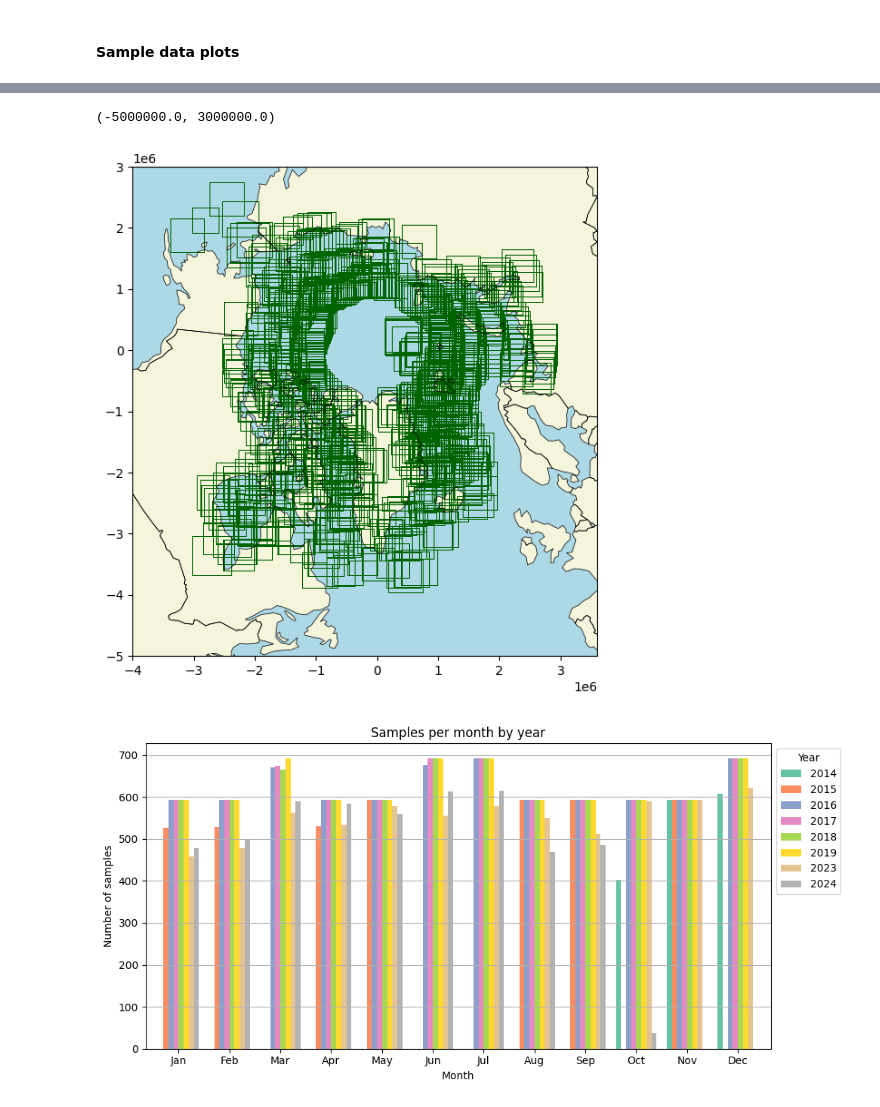
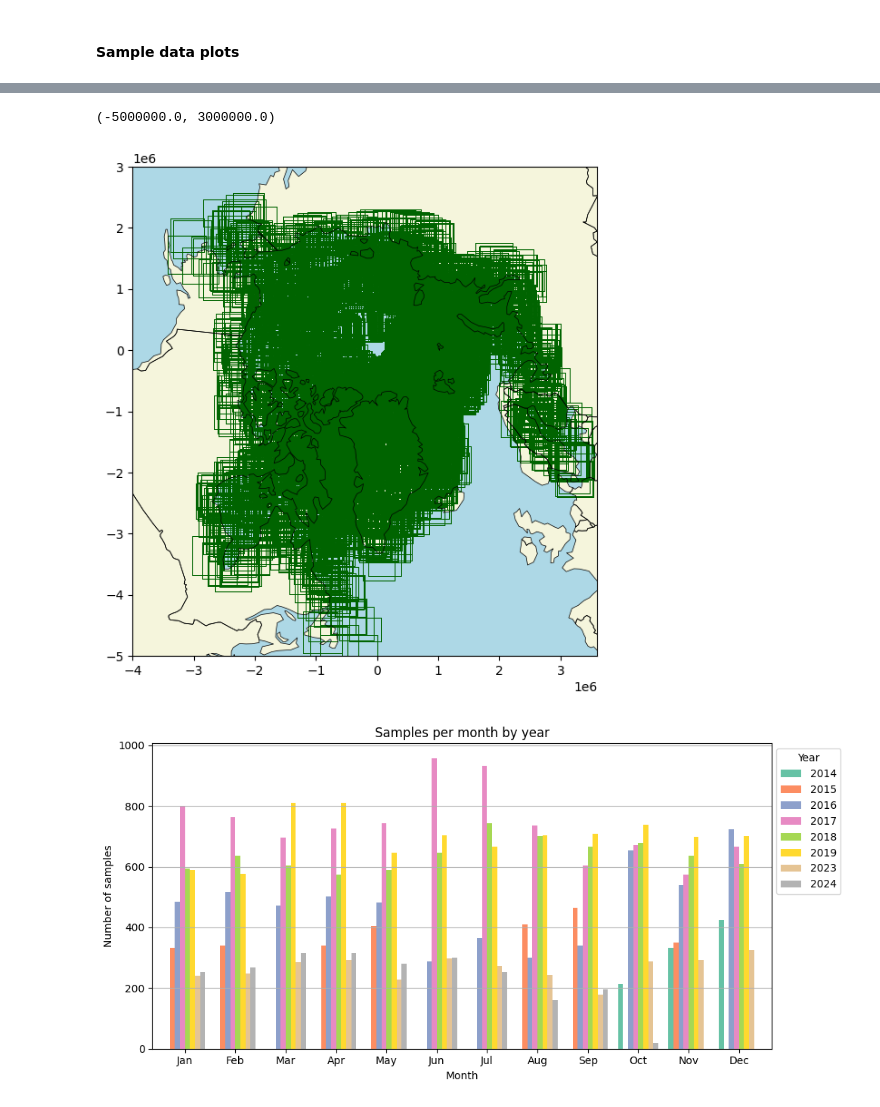
Before and after one commit to NinnaL/Master-thesis---Super-resolution-sea-ice-concentration-using-generative-AI, a Jupyter notebook: Code/data_explorer.ipynb, the cells around one changed output, grey strips where cells are left out. Saved outputs shown, nothing was run; the diff lists cells and outputs as text; code cells hidden in the pictures.

Commit message:
Dataloader, train and baseline model

```diff
--- a/Code/data_explorer.ipynb
+++ b/Code/data_explorer.ipynb
@@ -48,8 +52,8 @@ Manually loading files
 # %%
-amsr2_file = sic_loader.get_matched_pairs_info()[0]['amsr2_files'][0]
+amsr2_file = sic_loader.get_matched_pairs_info()[2]['amsr2_files'][0]
 # amsr2_file = "\\\\?\\" + os.path.abspath(Path(amsr2_file).as_posix())
 
-sic_file = sic_loader.get_matched_pairs_info()[0]['sic_files'][0]
+sic_file = sic_loader.get_matched_pairs_info()[2]['sic_files'][0]
 # sic_file = "\\\\?\\" + os.path.abspath(Path(sic_file).as_posix())
 
 print(f"AMSR2 file: {amsr2_file}")
@@ -61,6 +65,8 @@ SIC file: /dmidata/projects/asip-cms/reproc/2014/11/02/S1A_EW_GRDM_1SDH_20141102
 ds_amsr = _load_amsr2(amsr2_file, sic_loader.date_pattern)
 # print(ds_amsr)
 ds_sic = _load_sic(sic_file, sic_loader.date_pattern)
+nodata_mask = (ds_sic['band']['band_1'] == 255) | np.isnan(ds_sic['band']['band_1'])
+ds_sic['band']['band_1'] = np.where(nodata_mask, np.nan, ds_sic['band']['band_1'])
 # print(ds_sic)
 # %%
 # ds_amsr = xr.load_dataset(amsr2_file, engine='netcdf4')
@@ -97,23 +75,0 @@ AMSR2 variable: error
-# %%
-import rioxarray
-import cartopy.crs as ccrs
-from rasterio.enums import Resampling
-
-
-# 3. Handle the GCPs (The "Warp" Step)
-# This is what converts the 'Identity' (0,0 to 5228, 1517) into real meters.
-# We force it to EPSG:3411 to match your metadata.
-ds_sic = ds_sic.rio.reproject(
-    "EPSG:3411",
-    resampling=Resampling.bilinear
-)
-
-# 4. Clean up the dimensions
-# open_rasterio often adds a 'band' dimension of length 1.
-# Squeezing makes it a 2D array (y, x), which is easier to work with.
-# if 'band' in ds_sic.dims:
-#     ds_sic = ds_sic.squeeze('band', drop=True)
-
-# 5. Verify the fix
-print(f"New CRS: {ds_sic.rio.crs}")
-print(f"New Real-World Bounds: {ds_sic.rio.bounds()}")
@@ -200,7 +163,7 @@ plt.show()
 # %% [markdown]
 #### Sample data plots
 # %%
-train_csv = '/dmidata/users/nili/Master/Master-thesis---Super-resolution-sea-ice-concentration-using-generative-AI/training_index.csv'
+train_csv = '/dmidata/users/nili/Master/Master-thesis---Super-resolution-sea-ice-concentration-using-generative-AI/training_index3.csv'
 df_train = pd.read_csv(train_csv)
 # %%
 print(f'Total sampled matches: {len(df_train)}')
@@ -209,42 +172,44 @@ Total sampled matches: 47122
 # %%
 import geopandas as gpd
 from shapely.geometry import box, Polygon
+import ast
+
 def bbox_to_polygon(bbox_str):
     minx, miny, maxx, maxy = ast.literal_eval(bbox_str)
     return box(minx, miny, maxx, maxy)
 
 ### plotting in another epsg (polar stereographic) so we avoid the distortion of the footprints that go over the dateline
-df_train['geometry'] = df['bbox'].apply(lambda s: box(*ast.literal_eval(s)))
+df_train['geometry'] = df_train['bbox'].apply(lambda s: box(*ast.literal_eval(s)))
 
 gdf = gpd.GeoDataFrame(df_train, geometry='geometry', crs="EPSG:3411")
 
 fig, ax = plt.subplots(figsize=(7, 7))
 ax.set_facecolor('lightblue')
 
 world = gpd.read_file('/dmidata/projects/asip-cms/code/sentinel1_download/flood_data/ne_110m_admin_0_countries.shp')
 world = world[world['SOVEREIGNT'] != 'Antarctica']
 # Plot the world map
 world.to_crs(epsg=3411).plot(ax=ax, color='beige')
 world.boundary.to_crs(epsg=3411).plot(ax=ax, color='black', linewidth=0.5, zorder=3)
 
 # Plot the arctic polygons
 #western_arctic_gdf.boundary.to_crs(epsg=3411).plot(ax=ax, color='blue', zorder=3)
 #eastern_arctic_gdf.boundary.to_crs(epsg=3411).plot(ax=ax, color='red', zorder=3)
 
 
 # Plot the convex hulls of the S1 products
 # gdf.to_crs(epsg=3411).plot(ax=ax, color='green', alpha=0.3, zorder=2)
 gdf.boundary.to_crs(epsg=3411).plot(ax=ax, color='darkgreen', linewidth=0.7, zorder=2)
 
 # title
 # plt.title('Sentinel-1 scenes', fontsize=12)
 
 # Set the plot limits
 ax.set_xlim(-4e6, 3.6e6)
 ax.set_ylim(-5e6, 3e6)
 # %% [output]
 (-5000000.0, 3000000.0)
-[figure, old version]
+[figure, new version]
 # %%
 fig, ax = plt.subplots(figsize=(10, 5))
 
@@ -263,7 +228,7 @@ ax.legend(title='Year', bbox_to_anchor=(1.12,1), loc='upper right')
 plt.tight_layout()
 plt.show()
 # %% [output]
-[figure, old version]
+[figure, new version]
 # %%
 bins = ['val_0', '0-10', '10-20', '20-30', '30-40', '40-50',
         '50-60', '60-70', '70-80', '80-90', '90-100', 'val_100']
```
Also changed, not shown: parts of 13 cells of this notebook, 11 other files.
